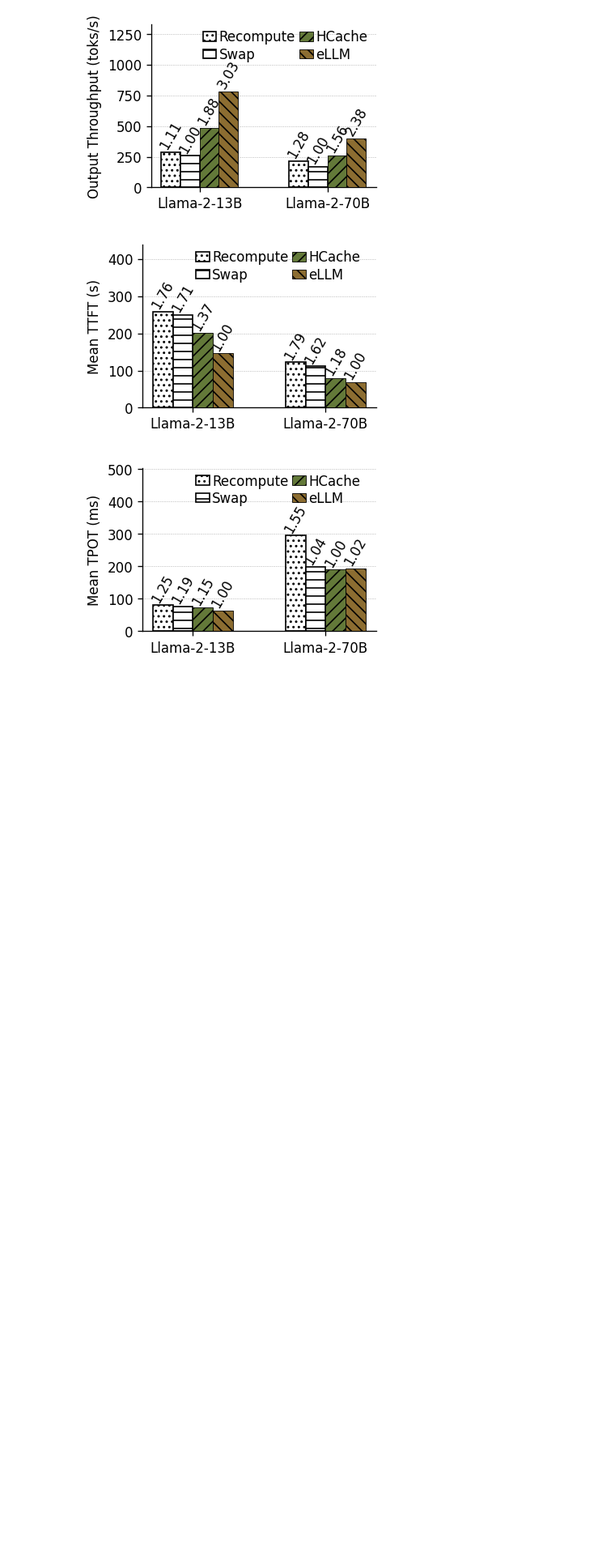
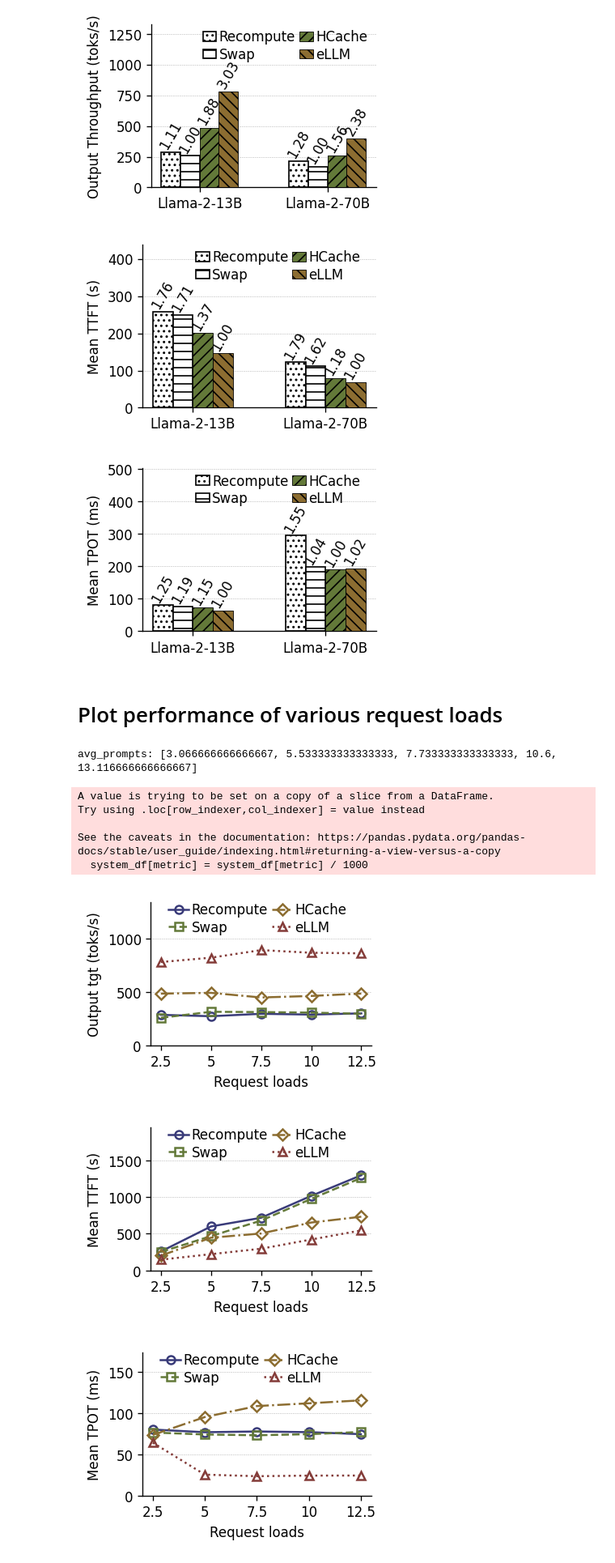
Before and after one commit to chenwenyan/eLLM, a Jupyter notebook: scripts/plot_figs/e2e_analysis.ipynb, the cells around one changed output. Shown: that part at 81% size. Saved outputs shown, nothing was run; the diff lists cells and outputs as text; code cells hidden in the pictures; blank space fills up the shorter version.

Commit message:
update various rates analysis

```diff
--- a/scripts/plot_figs/e2e_analysis.ipynb
+++ b/scripts/plot_figs/e2e_analysis.ipynb
@@ -21,7 +21,7 @@ line_styles = ['-', '--', '-.', ':', 'solid', 'dashed', 'dashdot', 'dotted', '-'
 markers = ['o', 's', 'D', '^', 'v', 'x', '+', '1', '2', '3', '4', '8', 'p', '*', 'h', 'H', '<', '>', 'd']
 hatches = hatches = ['...', '--', '///', '\\\\\\', '+', 'x', 'o', 'O', '.', '*', '0', '1', '2', '3', '4', '5', '6', '7', '8']
 # %%
-def get_data_from_log(model_name, system_names, dataset_paths, output_csv_path):
+def get_data_from_log(model_name, num_prompt, system_names, dataset_paths, output_csv_path):
     # Define metrics to collect
     metrics = {
         'output_throughput': [],
@@ -78,16 +78,19 @@ def get_data_from_log(model_name, system_names, dataset_paths, output_csv_path):
     # Create DataFrame and save to CSV
     df = pd.DataFrame({
         'model_name': [model_name] * len(system_names),
+        'num_prompt': [num_prompt] * len(system_names),
         'system_name': system_names,
         **{f'avg_{k}': v for k, v in metrics.items()}
     })
 
-    # # Save DataFrame to CSV,追加
-    # output_csv_path = Path(output_csv_path)
-    # if not output_csv_path.exists():
-    #     df.to_csv(output_csv_path, index=False)
-    # if output_csv_path.exists():
-    #     df.to_csv(output_csv_path, mode='a', header=False, index=False)
+    # print(f"\nDataFrame:\n{df}")
+
+    # Save DataFrame to CSV,追加
+    output_csv_path = Path(output_csv_path)
+    if output_csv_path.exists():
+        df.to_csv(output_csv_path, mode='a', header=False, index=False)
+    else:
+        df.to_csv(output_csv_path, index=False)
     return df
 # %%
 system_names = ['vllm-recompute', 'vllm-swap', 'hcache', 'ellm']
@@ -108,7 +111,7 @@ for model_name in model_names:
         else:
             dataset_path  = f'{DATASET_PATH}/{system_name}/{data_name}/{model_name}_client_{num_promts}_recompute_{gpu_num}gpu.log'
         dataset_paths.append(dataset_path)
-    get_data_from_log(model_name, system_names, dataset_paths, output_csv_path)
+    # get_data_from_log(model_name, system_names, dataset_paths, output_csv_path)
 # %%
 def plot_figure(metric, y_metric, model_names, model_labels):
     df = pd.read_csv(output_csv_path)
@@ -197,3 +200,5 @@ Figure for avg_mean_tpot saved.
 [figure]
 [figure]
 [figure]
+# %% [markdown]
+# Plot performance of various request loads
@@ -199,0 +238,52 @@ Figure for avg_mean_tpot saved.
+# %%
+system_names = ['vllm-recompute', 'vllm-swap', 'hcache', 'ellm']
+system_labels = ['Recompute', 'Swap', 'HCache', 'eLLM']
+model_names = ['meta-llama_Llama-2-13b-chat-hf']
+# num_promts = 3024
+data_name = 'sharegpt'
+num_prompts = [787, 1553, 3024, 4541, 6069]
+x_labels = [12.5, 25, 50, 75, 100]
+data_name = 'paper_assistant'
+num_prompts = [184, 332, 464, 636, 787]
+x_labels = [2.5, 5, 7.5, 10, 12.5]
+avg_prompts = [item/60 for item in num_prompts]
+print(f"avg_prompts: {avg_prompts}")
+now = datetime.datetime.now()
+current_date = now.strftime("%Y-%m-%d")
+# current_date = '2025-04-27'
+output_csv_path = f'{DATASET_PATH}/e2e_results_various_rates_{data_name}_{current_date}.csv'
+plot_figure = True
+
+if not plot_figure:
+    if Path(output_csv_path).exists():
+        Path(output_csv_path).unlink()
+        # print(f"Deleted existing file: {output_csv_path}")
+    for model_name in model_names:
+        gpu_num = 1 if '13b' in model_name else 4
+        for num_prompt in num_prompts:
+            dataset_paths = []
+            for system_name in system_names:
+                if system_name == 'vllm-swap':
+                    dataset_path  = f'{DATASET_PATH}/{system_name}/{data_name}/{model_name}_client_{num_prompt}_swap_{gpu_num}gpu.log'
+                else:
+                    dataset_path  = f'{DATASET_PATH}/{system_name}/{data_name}/{model_name}_client_{num_prompt}_recompute_{gpu_num}gpu.log'
+                # print(f"dataset_path: {dataset_path}")
+                dataset_paths.append(dataset_path)
+            get_data_from_log(model_name, num_prompt, system_names, dataset_paths, output_csv_path)
+else:
+    file_path = f'{DATASET_PATH}/e2e_results_various_rates_{data_name}_{current_date}.csv'
+    metrics = ['avg_output_throughput', 'avg_mean_ttft',  'avg_mean_tpot']
+    y_metrics = ['Output Throughput (toks/s)', 'Mean TTFT (s)', 'Mean TPOT (ms)']
+    plot_various_loads(file_path, 'avg_output_throughput', 'Output tgt (toks/s)', x_labels, model_names[0])
+    plot_various_loads(file_path, 'avg_mean_ttft', 'Mean TTFT (s)', x_labels, model_names[0])
+    plot_various_loads(file_path, 'avg_mean_tpot', 'Mean TPOT (ms)', x_labels, model_names[0])
+# %% [output]
+avg_prompts: [3.066666666666667, 5.533333333333333, 7.733333333333333, 10.6, 13.116666666666667]
+A value is trying to be set on a copy of a slice from a DataFrame.
+Try using .loc[row_indexer,col_indexer] = value instead
+
+See the caveats in the documentation: https://pandas.pydata.org/pandas-docs/stable/user_guide/indexing.html#returning-a-view-versus-a-copy
+  system_df[metric] = system_df[metric] / 1000
+[figure, added]
+[figure, added]
+[figure, added]
```
Also changed, not shown: parts of 1 cell of this notebook, 11 other files.
